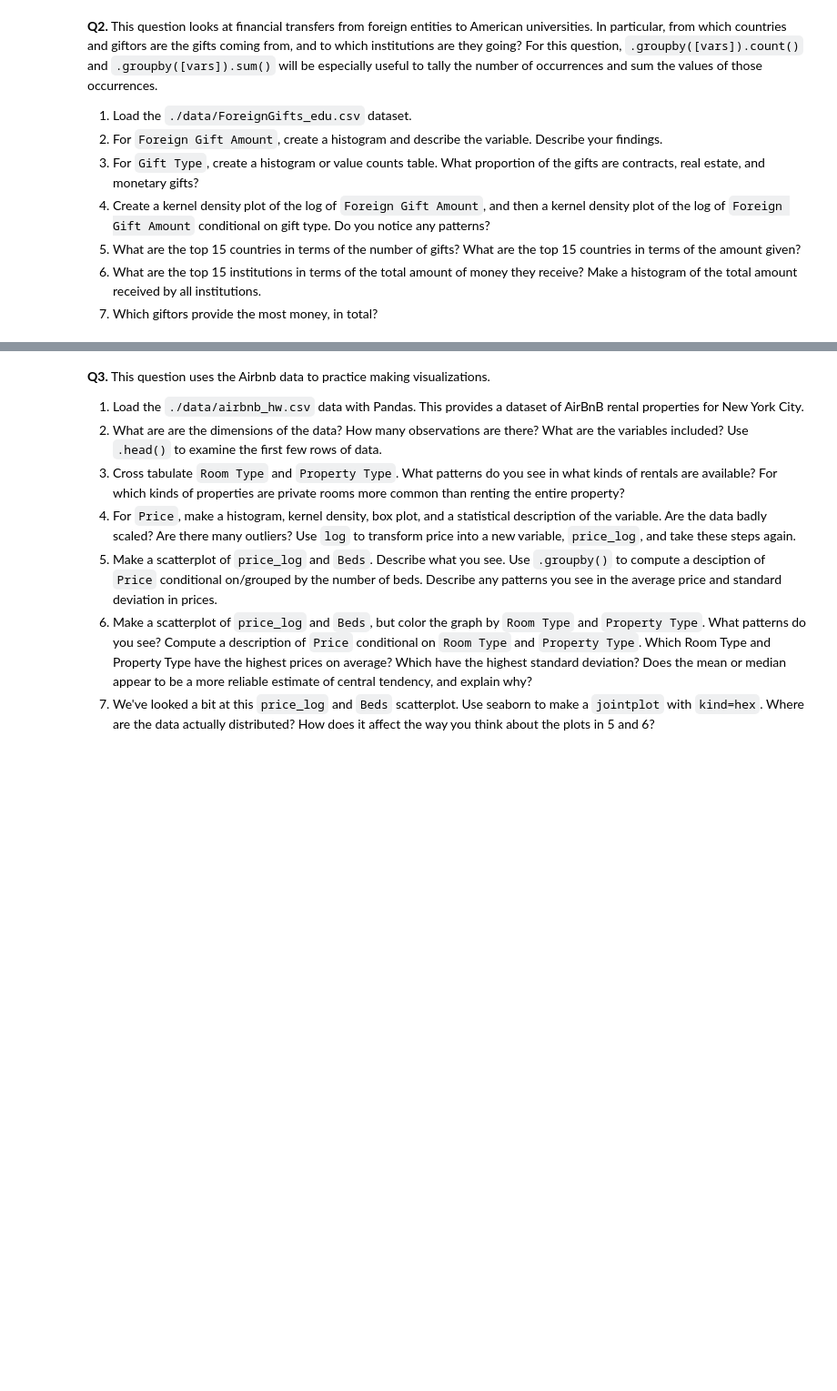
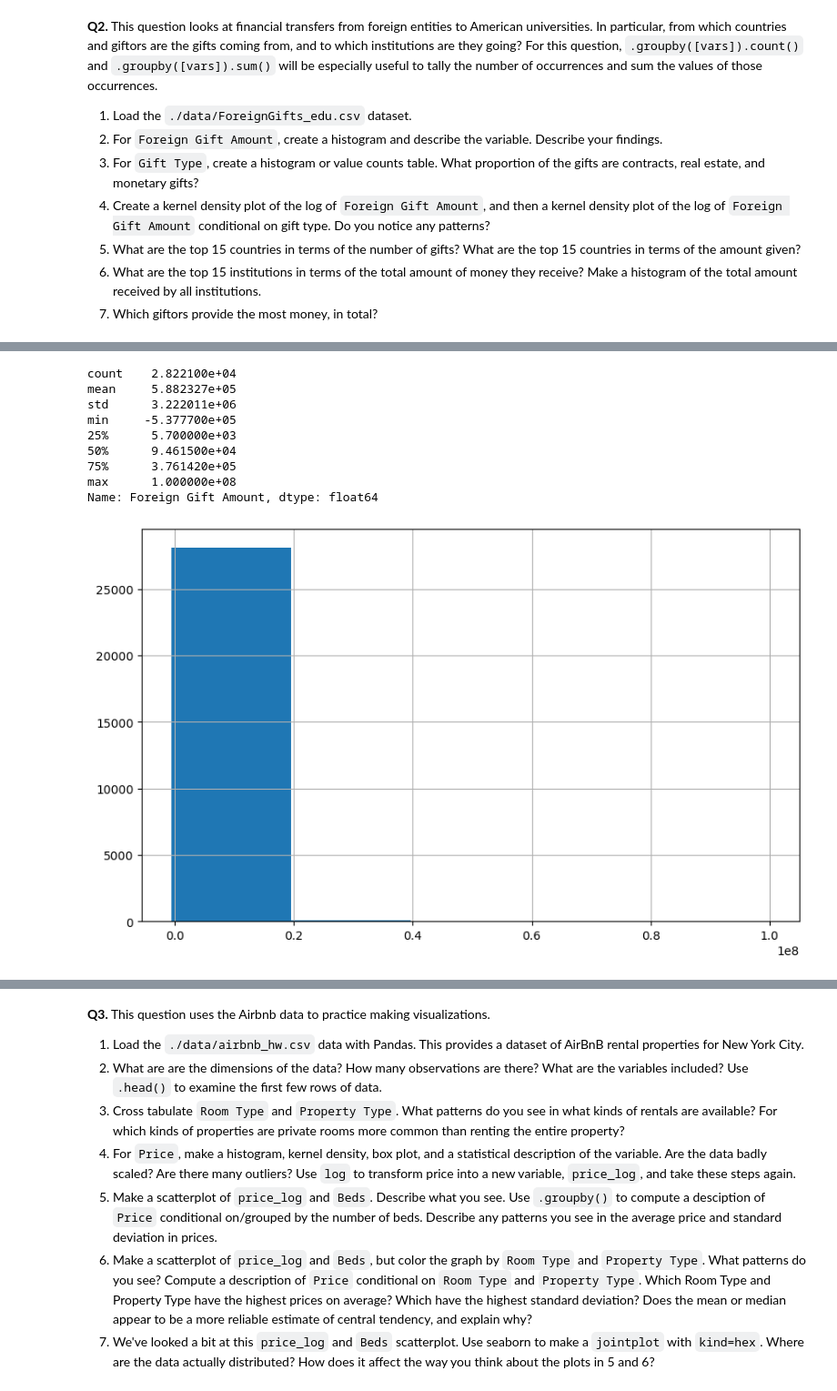
Before and after one commit to yuthimreddy/EDA_HW03, a Jupyter notebook: assignment/assignment.ipynb, the cells around one changed output, grey strips where cells are left out. Shown at 91% size. Drawn from its saved outputs; the diff is of its cells as text; code cells hidden in the pictures; blank space fills up the shorter version.

```diff
--- a/assignment/assignment.ipynb
+++ b/assignment/assignment.ipynb
@@ -32,3 +32,13 @@ It can be very helpful to understand some basic properties of these statistics.
 5. What are the top 15 countries in terms of the number of gifts? What are the top 15 countries in terms of the amount given?
 6. What are the top 15 institutions in terms of the total amount of money they receive? Make a histogram of the total amount received by all institutions.
 7. Which giftors provide the most money, in total?
+# %%
+# setting up environment: importing packages/modules
+import numpy as np
+import pandas as pd
+import matplotlib.pyplot as plt
+import seaborn as sns
+
+# loading in dataframe:
+df = pd.read_csv("./data/ForeignGifts_edu.csv")
+df.head(5)
@@ -34,0 +52,15 @@ It can be very helpful to understand some basic properties of these statistics.
+# %%
+# histogram for 'Foreign Gift Amount'
+df['Foreign Gift Amount'].hist(bins = 5, figsize = (10, 6), grid = True)
+print(df['Foreign Gift Amount'].describe())
+# %% [output]
+count    2.822100e+04
+mean     5.882327e+05
+std      3.222011e+06
+min     -5.377700e+05
+25%      5.700000e+03
+50%      9.461500e+04
+75%      3.761420e+05
+max      1.000000e+08
+Name: Foreign Gift Amount, dtype: float64
+[figure, added]
```
Also changed, not shown: parts of 21 cells of this notebook, 2 other files.
